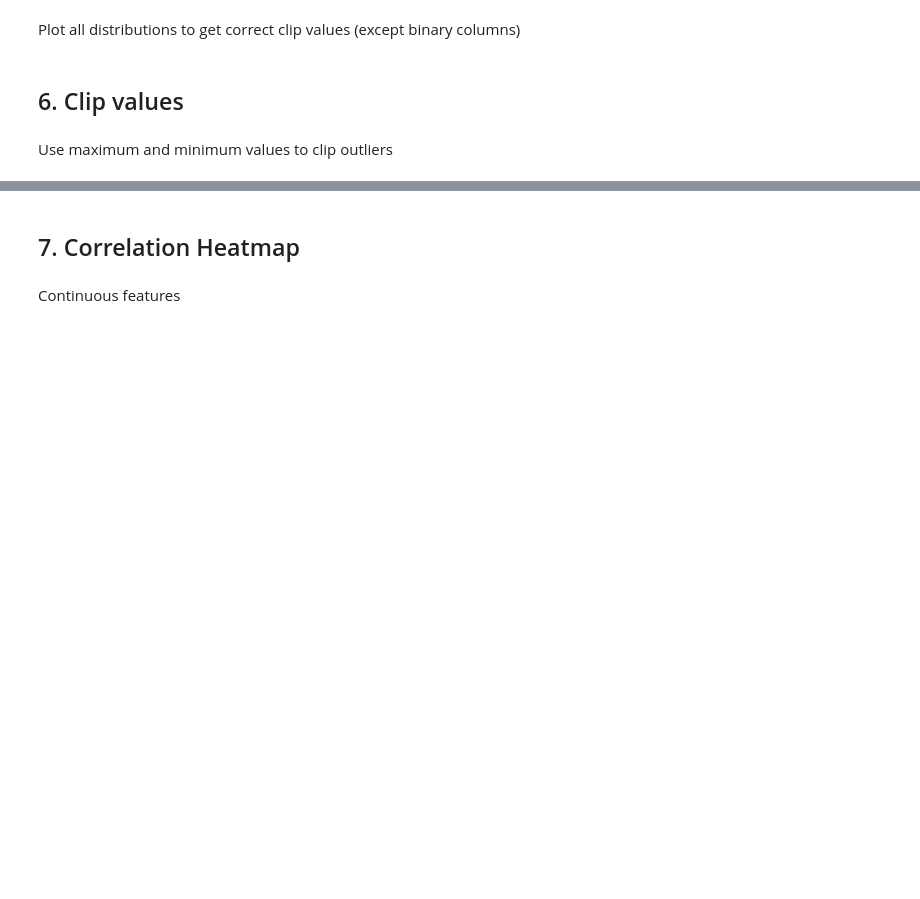
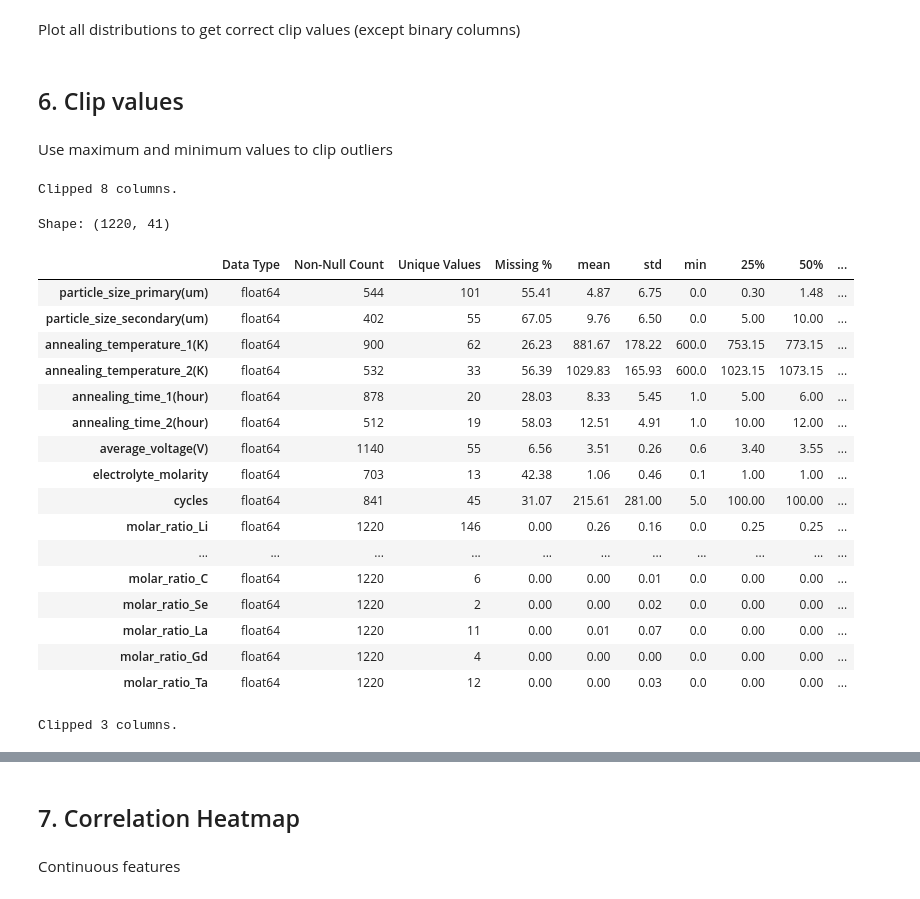
Before and after one commit to DrAg0n-BoRn/Lithium_Battery_Optimization, a Jupyter notebook: 2_feature_engineering.ipynb, the cells around one changed output, grey strips where cells are left out. Drawn from its saved outputs; the diff is of its cells as text; code cells hidden in the pictures; blank space fills up the shorter version.

```diff
--- a/2_feature_engineering.ipynb
+++ b/2_feature_engineering.ipynb
@@ -120,10 +183,31 @@ plot_value_distributions(df=df_targets, save_dir=FEATURE_ENG_DIR)
 # %% [markdown]
 Use maximum and minimum values to clip outliers
 # %%
-features_clip_dict = {"particle_size_primary(um)": (0.0,30.0),
-                      "annealing_temperature_1(K)": (650.0,1225.0),
-                      "annealing_time_1(hour)": (1.0,48.0),
-                      "average_voltage(V)": (1.0,5.0),
-                      }
-
-df_lessnulls_clip_features_cont = clip_outliers_multi(df=df_lessnulls_features_cont, clip_dict=features_clip_dict,)
+df_clip_continuous = clip_outliers_multi(df=df_continuous, clip_dict=FEATURES_VALUE_RANGE)
+# %% [output]
+Clipped 8 columns.
+# %%
+summarize_dataframe(df_clip_continuous)
+# %% [output]
+Shape: (1220, 41)
+|  | Data Type | Non-Null Count | Unique Values | Missing % | mean | std | min | 25% | 50% | ... |
+| particle_size_primary(um) | float64 | 544 | 101 | 55.41 | 4.87 | 6.75 | 0.0 | 0.30 | 1.48 | ... |
+| particle_size_secondary(um) | float64 | 402 | 55 | 67.05 | 9.76 | 6.50 | 0.0 | 5.00 | 10.00 | ... |
+| annealing_temperature_1(K) | float64 | 900 | 62 | 26.23 | 881.67 | 178.22 | 600.0 | 753.15 | 773.15 | ... |
+| annealing_temperature_2(K) | float64 | 532 | 33 | 56.39 | 1029.83 | 165.93 | 600.0 | 1023.15 | 1073.15 | ... |
+| annealing_time_1(hour) | float64 | 878 | 20 | 28.03 | 8.33 | 5.45 | 1.0 | 5.00 | 6.00 | ... |
+| annealing_time_2(hour) | float64 | 512 | 19 | 58.03 | 12.51 | 4.91 | 1.0 | 10.00 | 12.00 | ... |
+| average_voltage(V) | float64 | 1140 | 55 | 6.56 | 3.51 | 0.26 | 0.6 | 3.40 | 3.55 | ... |
+| electrolyte_molarity | float64 | 703 | 13 | 42.38 | 1.06 | 0.46 | 0.1 | 1.00 | 1.00 | ... |
+| cycles | float64 | 841 | 45 | 31.07 | 215.61 | 281.00 | 5.0 | 100.00 | 100.00 | ... |
+| molar_ratio_Li | float64 | 1220 | 146 | 0.00 | 0.26 | 0.16 | 0.0 | 0.25 | 0.25 | ... |
+| ... | ... | ... | ... | ... | ... | ... | ... | ... | ... | ... |
+| molar_ratio_C | float64 | 1220 | 6 | 0.00 | 0.00 | 0.01 | 0.0 | 0.00 | 0.00 | ... |
+| molar_ratio_Se | float64 | 1220 | 2 | 0.00 | 0.00 | 0.02 | 0.0 | 0.00 | 0.00 | ... |
+| molar_ratio_La | float64 | 1220 | 11 | 0.00 | 0.01 | 0.07 | 0.0 | 0.00 | 0.00 | ... |
+| molar_ratio_Gd | float64 | 1220 | 4 | 0.00 | 0.00 | 0.00 | 0.0 | 0.00 | 0.00 | ... |
+| molar_ratio_Ta | float64 | 1220 | 12 | 0.00 | 0.00 | 0.03 | 0.0 | 0.00 | 0.00 | ... |
+# %%
+df_clip_targets = clip_outliers_multi(df=df_targets, clip_dict=TARGETS_VALUE_RANGE)
+# %% [output]
+Clipped 3 columns.
```
Also changed, not shown: parts of 38 cells of this notebook.
